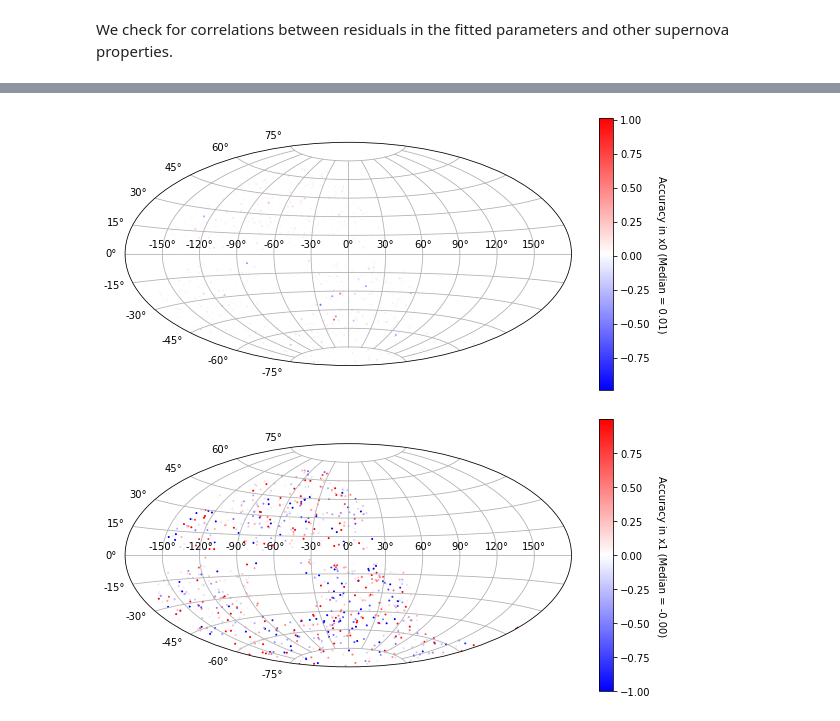
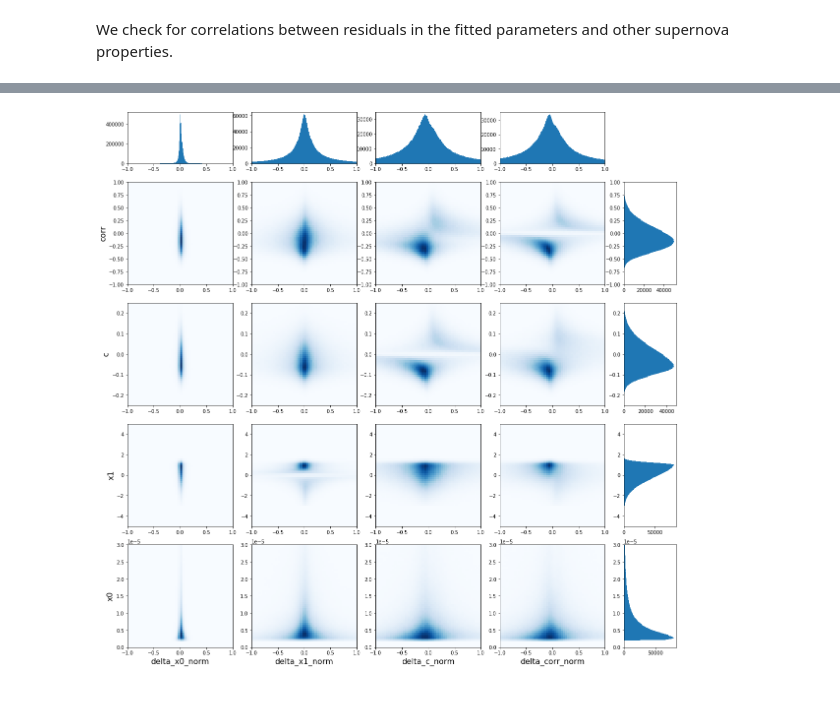
Before and after one commit to LSSTDESC/SN-PWV, a Jupyter notebook: notebooks/parameter_accuracy.ipynb, the cells around one changed output, grey strips where cells are left out. Saved outputs shown, nothing was run; the diff lists cells and outputs as text; code cells hidden in the pictures.

```diff
--- a/notebooks/parameter_accuracy.ipynb
+++ b/notebooks/parameter_accuracy.ipynb
@@ -21,7 +27,7 @@ Values that are not fit for are masked using the value `-99.99`. For conveniance
 For a full overview of the output file data model, see the [data model documentation](https://lsstdesc.org/SN-PWV/overview/data_model.html).
 # %%
 def add_derived_values(pipeline_data):
-    """Calculate some useful values and add them to a dataframe of pipeline data
+    """Calculate useful values and add them to a dataframe of pipeline data
 
     Args:
         pipeline_data (DataFrame): Pipeline data returned by ``load_pipeline_data``
@@ -31,9 +37,16 @@ def add_derived_values(pipeline_data):
     """
 
     pipeline_data = pipeline_data.copy()
+
+    # Add residuals for each parameter fit
     for param in ('z', 't0', 'x0', 'x1', 'c'):
         pipeline_data[f'delta_{param}'] = pipeline_data[f'fit_{param}'] - pipeline_data[param]
         pipeline_data[f'delta_{param}_norm'] = pipeline_data[f'delta_{param}'] / pipeline_data[f'{param}']
 
+    # Add residuals in stretch color correction
+    pipeline_data['delta_corr'] = pipeline_data.delta_x0 - (betoule_alpha * pipeline_data.delta_x1) + (betoule_beta * pipeline_data.delta_c)
+    pipeline_data['corr'] = pipeline_data.x0 - (betoule_alpha * pipeline_data.x1) + (betoule_beta * pipeline_data.c)
+    pipeline_data['delta_corr_norm'] = pipeline_data[f'delta_corr'] / pipeline_data['corr']
+
     return pipeline_data
 # %%
@@ -370,11 +403,11 @@ dec       NaN  1.938372e-01  0.027847  0.129987
 # %%
-def density_plot(
+def density_corner_plot(
     data,
-    y_vals=('x0', 'x1', 'c'),
-    y_lims=((-1, 1),) * 3,
+    y_vals=('x0', 'x1', 'c', 'corr'),
+    y_lims=((0, 3.0e-05), (-5, 5), (-0.25, 0.25), (-1, 1)),
     y_bins=200,
-    x_vals=('x0', 'x1', 'c'),
-    x_lims=((0, 3.0e-05), (-5, 5), (-0.25, 0.25)),
+    x_vals=('delta_x0_norm', 'delta_x1_norm', 'delta_c_norm', 'delta_corr_norm'),
+    x_lims=((-1, 1),) * 4,
     x_bins=200,
     color_bins=50,
     cmap='Blues',
@@ -392,6 +425,8 @@ def density_plot(
         bins       (int): Number of bins to use in the histogram
         cmap       (str): Name of the color map to use
     """
+
+    data = clean_data(data)
 
     num_xvals = len(x_vals)
     num_yvals = len(y_vals)
@@ -417,9 +452,9 @@ def density_plot(
         for col_idx, (x_val, x_lim) in enumerate(zip(x_vals, x_lims)):
 
             # Drop nans
-            plt_data = data.dropna(subset=[x_val, f'delta_{y_val}_norm'])
+            plt_data = data.dropna(subset=[x_val, y_val])
             x_data = plt_data[x_val]
-            y_data = plt_data[f'delta_{y_val}_norm']
+            y_data = plt_data[y_val]
 
             ax = fig.add_subplot(gs[row_idx, col_idx])
             ax.hist2d(x_data, y_data, bins=color_bins, cmap=cmap, range=(x_lim, y_lim))
@@ -427,7 +462,7 @@ def density_plot(
             ax.set_ylim(y_lim)
 
             if col_idx == 0:
-                ax.set_ylabel(r'$\frac{' + y_val + r'_{sim} - ' + y_val + '_{fit}}{' + y_val + '_{sim}}$', fontsize=16)
+                ax.set_ylabel(y_val, fontsize=16)
 
             if row_idx == num_yvals:
                 ax.set_xlabel(x_val, fontsize=16)
@@ -442,5 +477,5 @@ def density_plot(
     # Iterate over right most column and add histograms
     for row_idx, (y_val, y_lim) in enumerate(zip(y_vals, y_lims), start=1):
         end_of_row_ax = fig.add_subplot(gs[row_idx, num_xvals])
-        end_of_row_ax.hist(data[f'delta_{y_val}_norm'], bins=np.linspace(*y_lim, y_bins), orientation='horizontal')
+        end_of_row_ax.hist(data[y_val], bins=np.linspace(*y_lim, y_bins), orientation='horizontal')
         end_of_row_ax.set_ylim(y_lim)
@@ -451,3 +482,8 @@ density_plot(sim_epoch_fit_4)
+# %%
+# TODO: Match the values plotted here to the values plotted in the figure above
+density_corner_plot(pipeline_data)
+# %% [output]
+[figure, added]
 # %%
 def plot_ra_dec(data, param, cmap='bwr'):
     """Plot normalized residuals on a sky map
@@ -478,8 +513,0 @@ def plot_ra_dec(data, param, cmap='bwr'):
-# %%
-plot_ra_dec(sim_epoch_fit_4, 'x0')
-# %% [output]
-[figure, removed]
-# %%
-plot_ra_dec(sim_epoch_fit_4, 'x1')
-# %% [output]
-[figure, removed]
```
Also changed, not shown: parts of 28 cells of this notebook.
